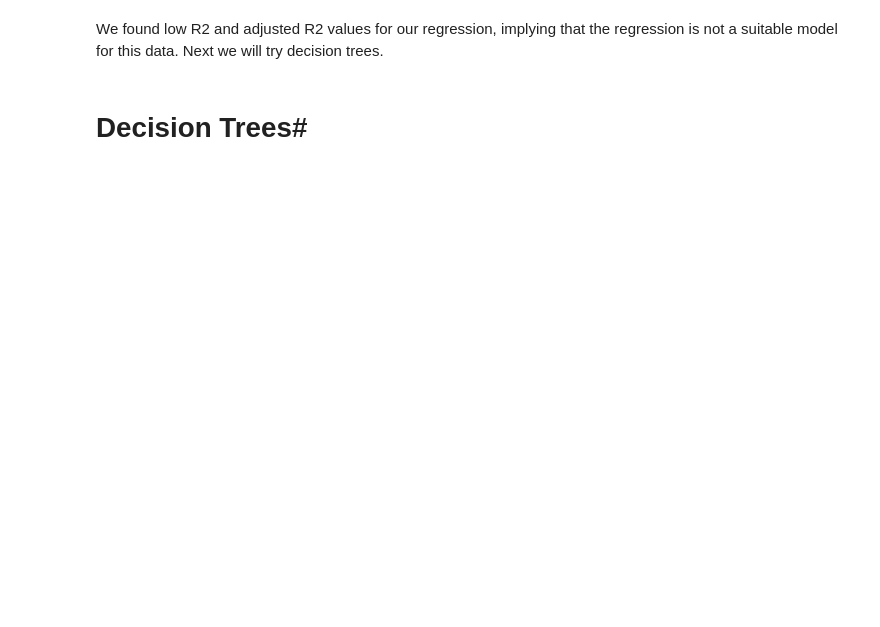
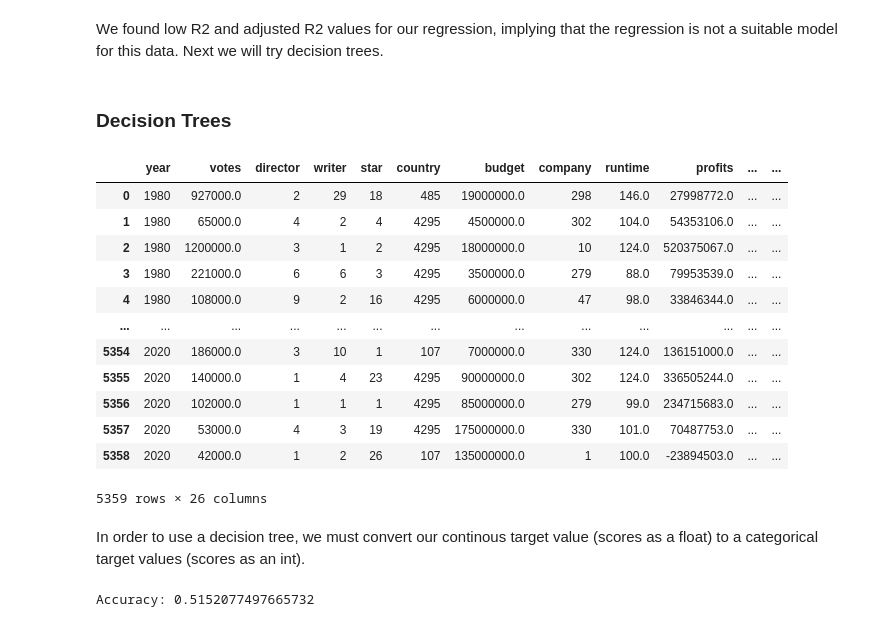
Before and after one commit to ggalicin/cs363m_project, a Jupyter notebook: CS_363M_PROJECT.ipynb, the cells around one changed output. Cells and saved outputs as stored; diff of their text form; code cells hidden in the pictures; blank space fills up the shorter version.

Commit message:
decision tree done

```diff
--- a/CS_363M_PROJECT.ipynb
+++ b/CS_363M_PROJECT.ipynb
@@ -264,4 +297,25 @@ print(adj_r2)
 # %% [markdown]
 We found low R2 and adjusted R2 values for our regression, implying that the regression is not a suitable model for this data. Next we will try decision trees.
 # %% [markdown]
-# Decision Trees#
+### Decision Trees
+# %%
+data_tree = pd.get_dummies(data_encoded, columns=['genre'], drop_first=False)
+data_tree = data_tree.drop(columns=['month'])
+data_tree
+# %% [output]
+|  | year | votes | director | writer | star | country | budget | company | runtime | profits | ... | ... |
+| 0 | 1980 | 927000.0 | 2 | 29 | 18 | 485 | 19000000.0 | 298 | 146.0 | 27998772.0 | ... | ... |
+| 1 | 1980 | 65000.0 | 4 | 2 | 4 | 4295 | 4500000.0 | 302 | 104.0 | 54353106.0 | ... | ... |
+| 2 | 1980 | 1200000.0 | 3 | 1 | 2 | 4295 | 18000000.0 | 10 | 124.0 | 520375067.0 | ... | ... |
+| 3 | 1980 | 221000.0 | 6 | 6 | 3 | 4295 | 3500000.0 | 279 | 88.0 | 79953539.0 | ... | ... |
+| 4 | 1980 | 108000.0 | 9 | 2 | 16 | 4295 | 6000000.0 | 47 | 98.0 | 33846344.0 | ... | ... |
+| ... | ... | ... | ... | ... | ... | ... | ... | ... | ... | ... | ... | ... |
+| 5354 | 2020 | 186000.0 | 3 | 10 | 1 | 107 | 7000000.0 | 330 | 124.0 | 136151000.0 | ... | ... |
+| 5355 | 2020 | 140000.0 | 1 | 4 | 23 | 4295 | 90000000.0 | 302 | 124.0 | 336505244.0 | ... | ... |
+| 5356 | 2020 | 102000.0 | 1 | 1 | 1 | 4295 | 85000000.0 | 279 | 99.0 | 234715683.0 | ... | ... |
+| 5357 | 2020 | 53000.0 | 4 | 3 | 19 | 4295 | 175000000.0 | 330 | 101.0 | 70487753.0 | ... | ... |
+| 5358 | 2020 | 42000.0 | 1 | 2 | 26 | 107 | 135000000.0 | 1 | 100.0 | -23894503.0 | ... | ... |
+5359 rows × 26 columns
+# %% [markdown]
+In order to use a decision tree, we must convert our continous target value (scores as a float) to a categorical
+target values (scores as an int).
@@ -267,0 +324,16 @@ We found low R2 and adjusted R2 values for our regression, implying that the reg
+# %%
+from sklearn.tree import DecisionTreeClassifier
+from sklearn.model_selection import cross_val_score
+from sklearn.model_selection import GridSearchCV
+
+clf = DecisionTreeClassifier()
+params = {"max_depth": [5,10,15,20,25,30],
+          "min_samples_leaf": [5,10,15,20,25,30],
+          "max_features": [5,10,15,20,25,30]}
+
+grid_search = GridSearchCV(clf, params, cv=5, scoring='accuracy')
+nested_score = cross_val_score(grid_search, data_tree, labels_tree, cv=5)
+
+print("Accuracy:", nested_score.mean())
+# %% [output]
+Accuracy: 0.5152077497665732
```
Also changed, not shown: parts of 13 cells of this notebook.
